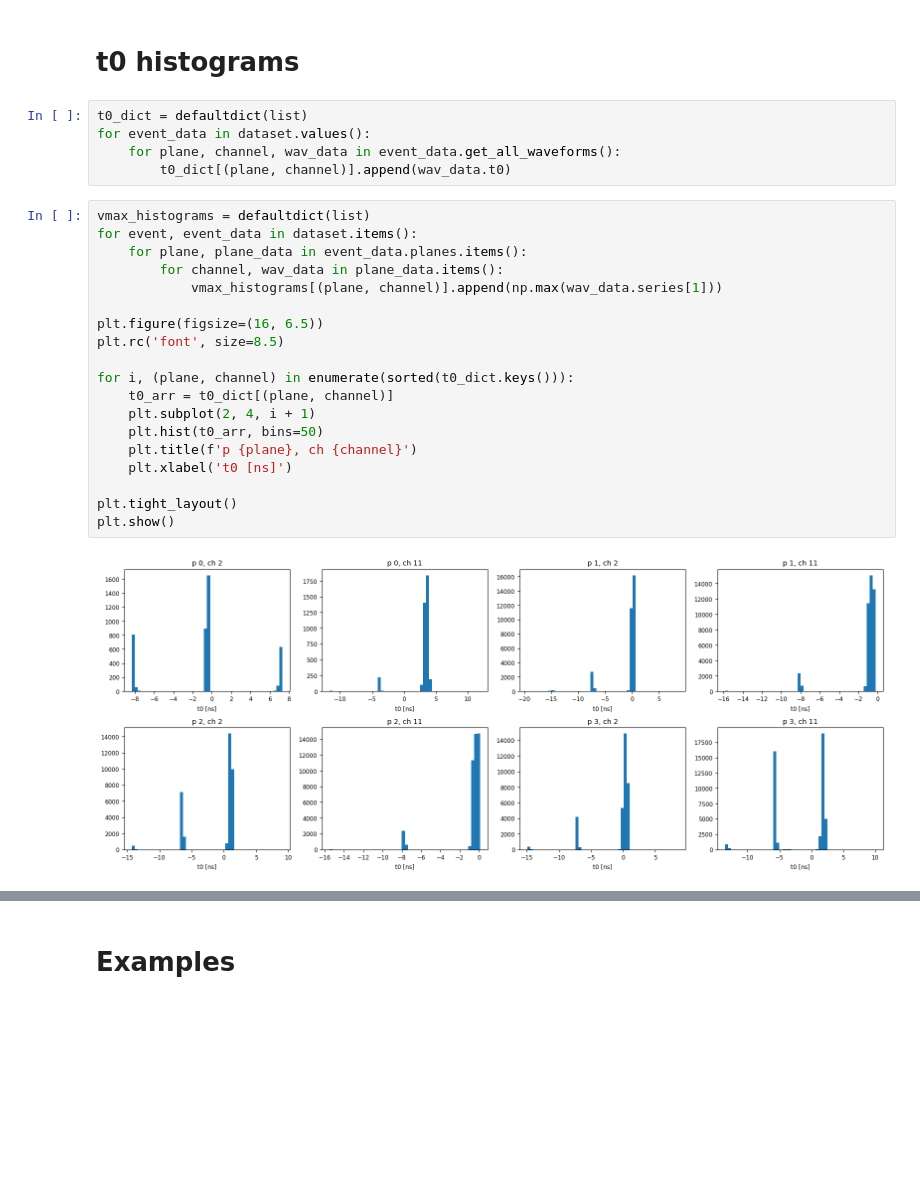
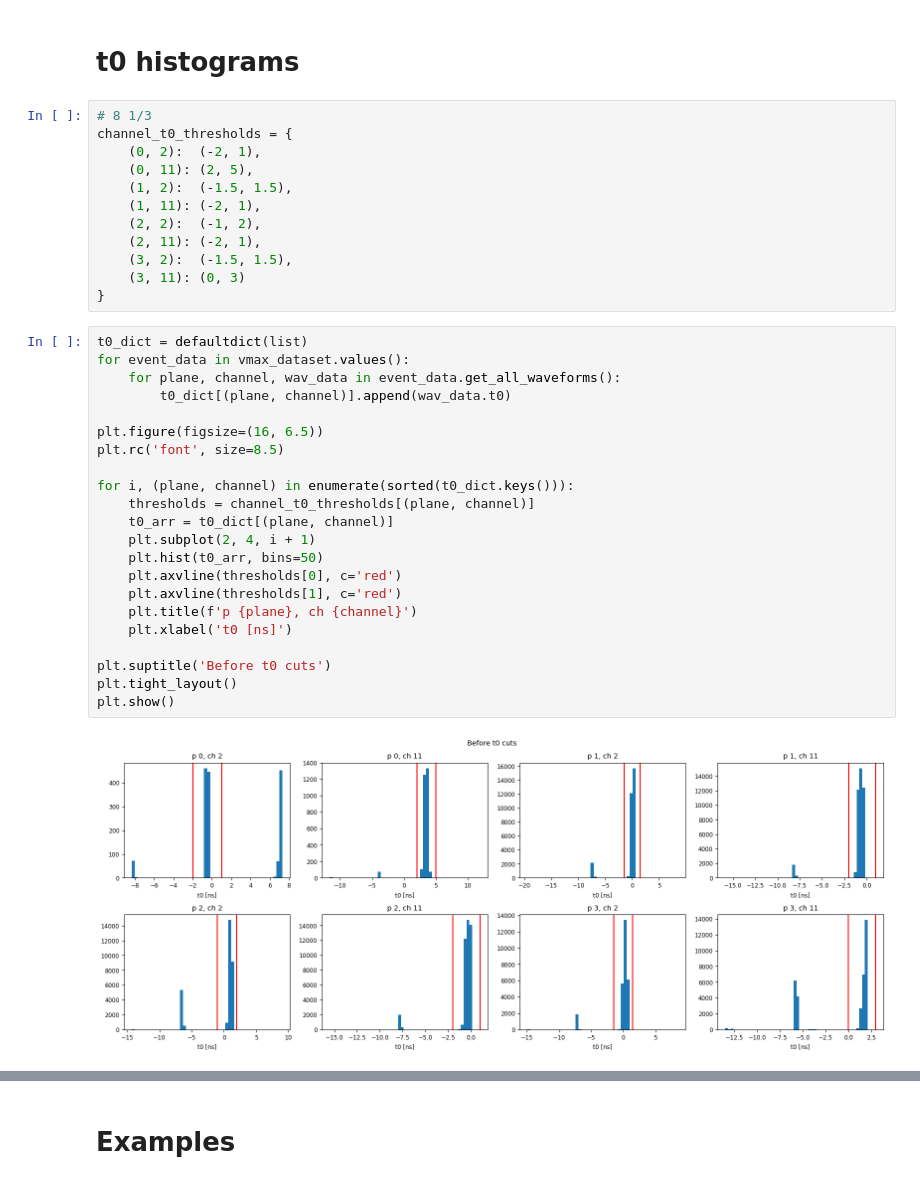
Before and after one commit to MatiXOfficial/pps-timing-ml, a Jupyter notebook: first_tests.ipynb, the cells around one changed output, grey strips where cells are left out. Saved outputs shown, nothing was run; the diff lists cells and outputs as text; blank space fills up the shorter version.

```diff
--- a/first_tests.ipynb
+++ b/first_tests.ipynb
@@ -231,28 +231,38 @@ plt.show()
 # %% [markdown]
 # t0 histograms
+# %%
+# 8 1/3
+channel_t0_thresholds = {
+    (0, 2):  (-2, 1),
+    (0, 11): (2, 5),
+    (1, 2):  (-1.5, 1.5),
+    (1, 11): (-2, 1),
+    (2, 2):  (-1, 2),
+    (2, 11): (-2, 1),
+    (3, 2):  (-1.5, 1.5),
+    (3, 11): (0, 3)
+}
 # %%
 t0_dict = defaultdict(list)
-for event_data in dataset.values():
+for event_data in vmax_dataset.values():
     for plane, channel, wav_data in event_data.get_all_waveforms():
         t0_dict[(plane, channel)].append(wav_data.t0)
+
+plt.figure(figsize=(16, 6.5))
+plt.rc('font', size=8.5)
+
+for i, (plane, channel) in enumerate(sorted(t0_dict.keys())):
+    thresholds = channel_t0_thresholds[(plane, channel)]
+    t0_arr = t0_dict[(plane, channel)]
+    plt.subplot(2, 4, i + 1)
+    plt.hist(t0_arr, bins=50)
+    plt.axvline(thresholds[0], c='red')
+    plt.axvline(thresholds[1], c='red')
+    plt.title(f'p {plane}, ch {channel}')
+    plt.xlabel('t0 [ns]')
+
+plt.suptitle('Before t0 cuts')
+plt.tight_layout()
+plt.show()
+# %% [output]
+[figure, added]
-# %%
-vmax_histograms = defaultdict(list)
-for event, event_data in dataset.items():
-    for plane, plane_data in event_data.planes.items():
-        for channel, wav_data in plane_data.items():
-            vmax_histograms[(plane, channel)].append(np.max(wav_data.series[1]))
-
-plt.figure(figsize=(16, 6.5))
-plt.rc('font', size=8.5)
-
-for i, (plane, channel) in enumerate(sorted(t0_dict.keys())):
-    t0_arr = t0_dict[(plane, channel)]
-    plt.subplot(2, 4, i + 1)
-    plt.hist(t0_arr, bins=50)
-    plt.title(f'p {plane}, ch {channel}')
-    plt.xlabel('t0 [ns]')
-
-plt.tight_layout()
-plt.show()
-# %% [output]
-[figure, removed]
```
Also changed, not shown: parts of 22 cells of this notebook.
